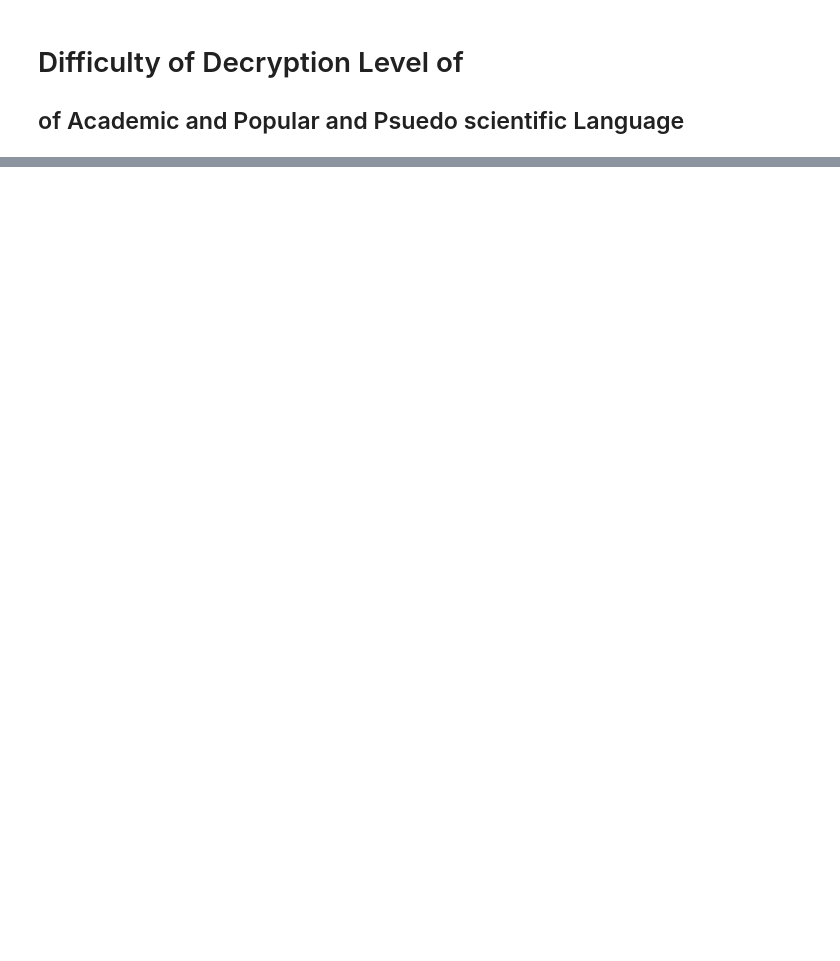
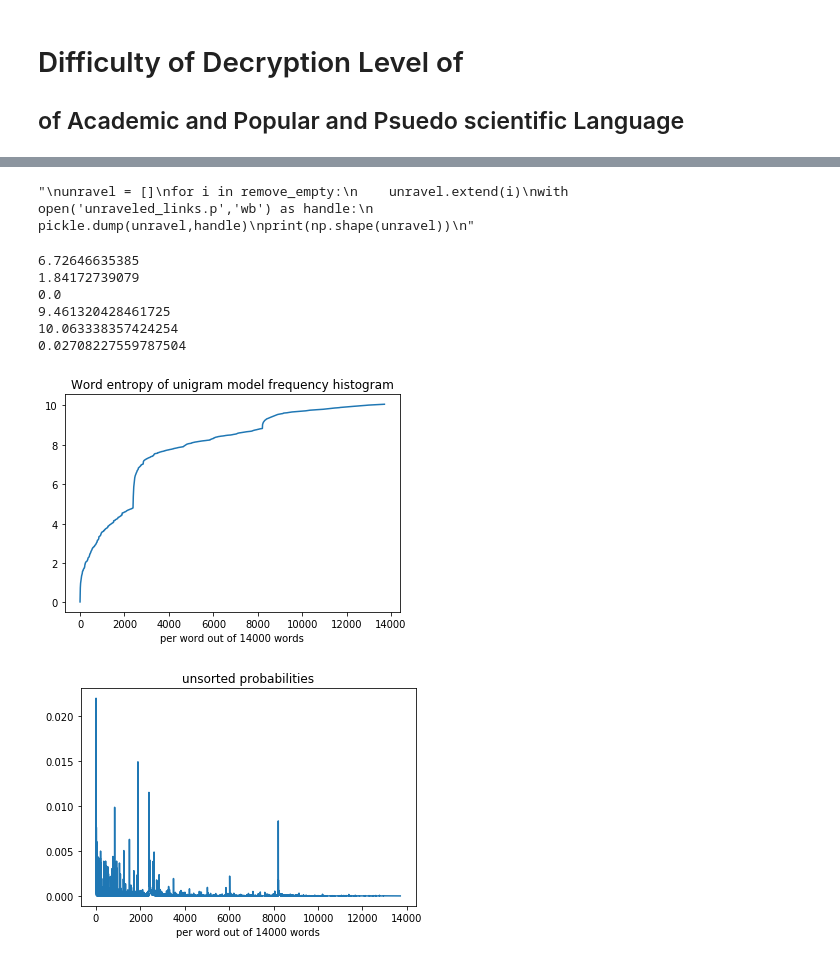
Before and after one commit to russelljjarvis/ScienceAccessibility, a Jupyter notebook: Visual_search_terms_PCA_.ipynb, the cells around one changed output, grey strips where cells are left out. Saved outputs shown, nothing was run; the diff lists cells and outputs as text; code cells hidden in the pictures; blank space fills up the shorter version.

Commit message:
better visualization

```diff
--- a/Visual_search_terms_PCA_.ipynb
+++ b/Visual_search_terms_PCA_.ipynb
@@ -11,7 +11,7 @@ import seaborn as sns
 import numpy as np
 
 try:
-    assert 1 == 2 # uncomment to break try
+    #assert 1 == 2 # uncomment to break try
     with open('unraveled_links.p','rb') as handle:
         unravel = pickle.load(handle)
 
@@ -74,6 +45,8 @@ with open('unraveled_links.p','wb') as handle:
     pickle.dump(unravel,handle)
 print(np.shape(unravel))
 '''
+# %% [output]
+"\nunravel = []\nfor i in remove_empty:\n    unravel.extend(i)\nwith open('unraveled_links.p','wb') as handle:\n    pickle.dump(unravel,handle)\nprint(np.shape(unravel))\n"
 # %%
 freqs = [  u['frequencies'] for u in unravel ]
 
@@ -99,34 +72,47 @@ for p in probs:
 
 #print(fdicts)
 import pdb
 #pdb.set_trace()
 #federate_frequencies =  []
 yentropies = [ v['eofh'] for v in unravel ]
 import numpy as np
 print(np.mean(yentropies))
 print(np.var(yentropies))
 print(min(yentropies))
 print(max(yentropies))
 print(max([v for v in ents.values() ]))
 print(min([v for v in ents.values() ]))
 
 wns = [ x for x in range(0,len(ents)) ]
 plt.clf()
 plt.plot(wns,list(ents.values()))
-plt.title('Word entropy of unigram model histogram')
+plt.title('Word entropy of unigram model frequency histogram')
+plt.xlabel('per word out of 14000 words')
+
 #plt.plot(wns,bing_entropies)
 #plt.plot(wns,ddg_entropies)
 
 
 plt.show()
 
 
 plt.clf()
 plt.plot(wns,[i[0] for i in probs])
 
 plt.title('unsorted probabilities')
+plt.xlabel('per word out of 14000 words')
+
 plt.show()
 #print(probs)
+# %% [output]
+6.72646635385
+1.84172739079
+0.0
+9.461320428461725
+10.063338357424254
+0.02708227559787504
+[figure, added]
+[figure, added]
 # %%
 crude_text = [ f for f in unravel ]
 stat_items = [ f['urlDat'] for f in unravel ]
```
Also changed, not shown: parts of 11 cells of this notebook.
